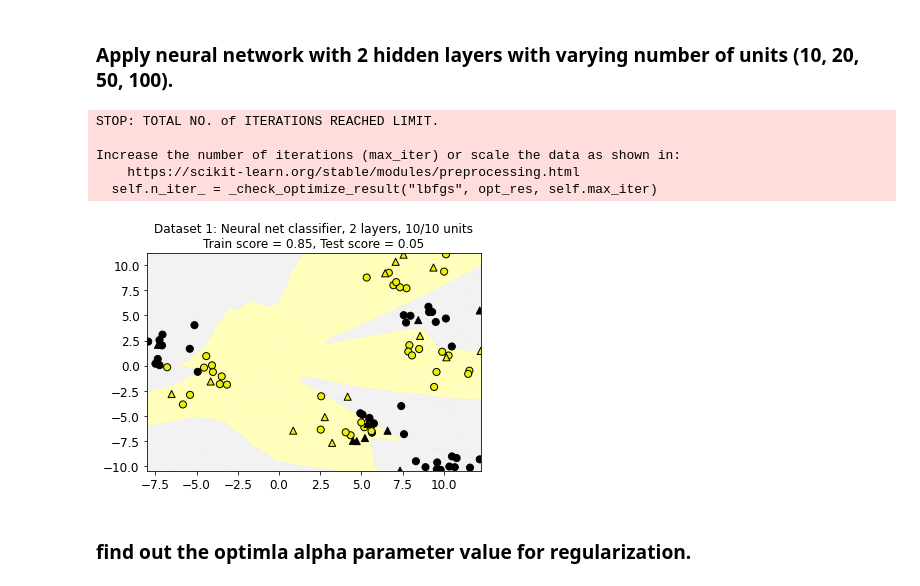
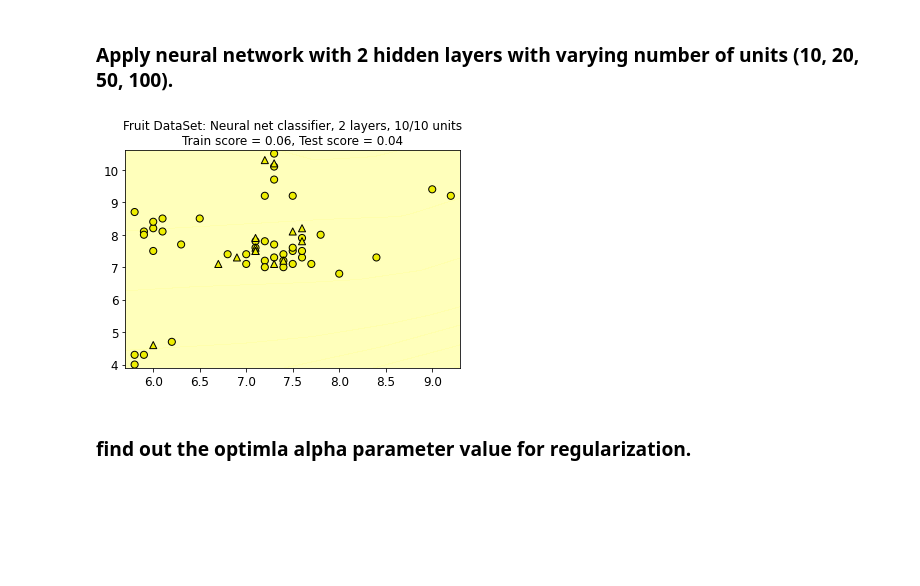
Before and after one commit to xiaomeiX/TW8-NN, a Jupyter notebook: NN_basic.ipynb, the cells around one changed output. Saved outputs shown, nothing was run; the diff lists cells and outputs as text; code cells hidden in the pictures; blank space fills up the shorter version.

```diff
--- a/NN_basic.ipynb
+++ b/NN_basic.ipynb
@@ -554,21 +935,16 @@ plot_class_regions_for_classifier(mlp, X_train, y_train, X_test, y_test,
 from sklearn.neural_network import MLPClassifier
 from sklearn.neural_network import MLPRegressor
 # %%
-X_train, X_test, y_train, y_test = train_test_split(X_D2, y_D2, random_state=0)
+X_train, X_test, y_train, y_test = train_test_split(X, y, random_state=0)
 
 # model training with two hidden layers
 nnclf = MLPRegressor(hidden_layer_sizes = [10,20,50,100], solver='lbfgs',
                      random_state = 0).fit(X_train, y_train)
 
 
 plot_class_regions_for_classifier(nnclf, X_train, y_train, X_test, y_test,
-                                 'Dataset 1: Neural net classifier, 2 layers, 10/10 units')
+                                 'Fruit DataSet: Neural net classifier, 2 layers, 10/10 units')
 # %% [output]
-STOP: TOTAL NO. of ITERATIONS REACHED LIMIT.
-
-Increase the number of iterations (max_iter) or scale the data as shown in:
-    https://scikit-learn.org/stable/modules/preprocessing.html
-  self.n_iter_ = _check_optimize_result("lbfgs", opt_res, self.max_iter)
-[figure, old version]
+[figure, new version]
 # %% [markdown]
 ### find out the optimla alpha parameter value for regularization.
```
Also changed, not shown: parts of 38 cells of this notebook, 9 other files.
